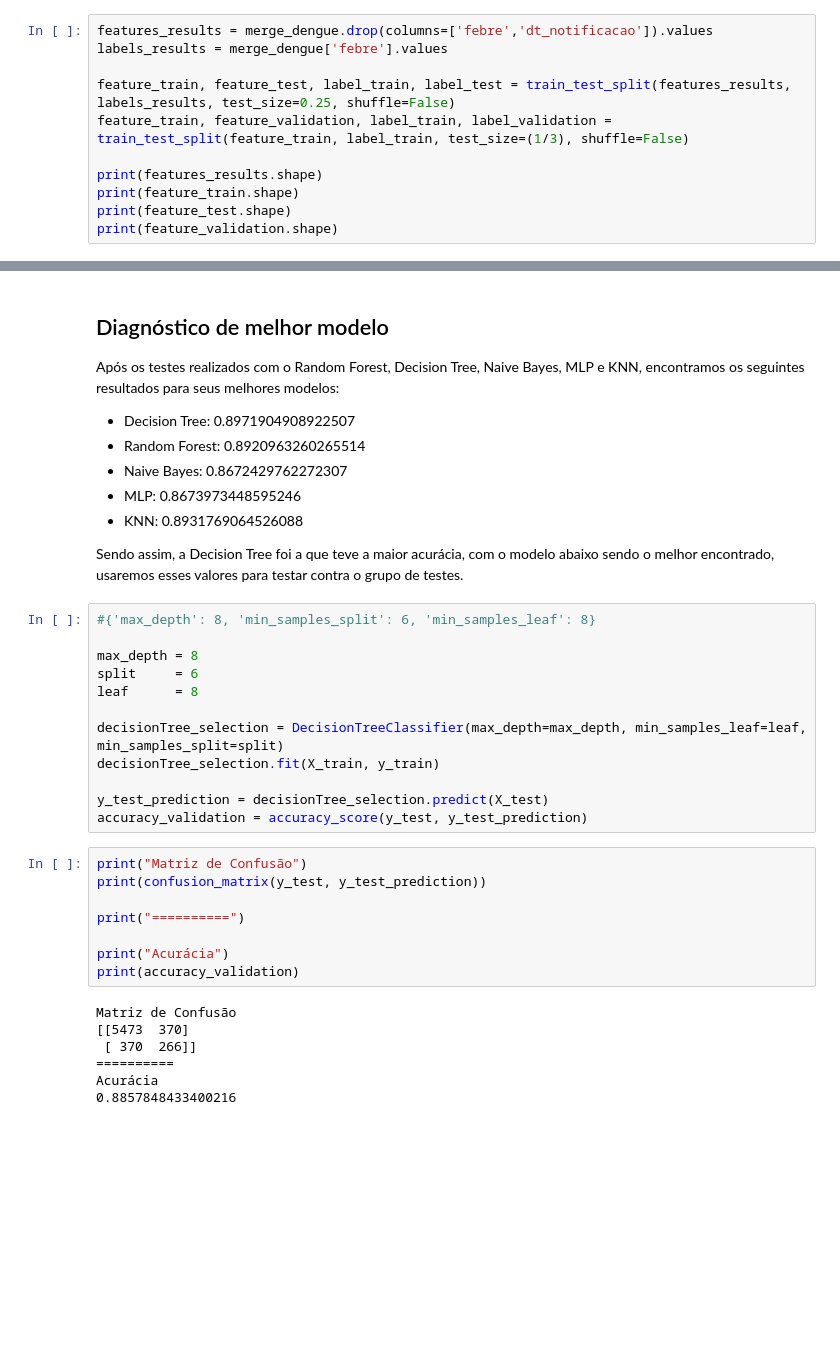
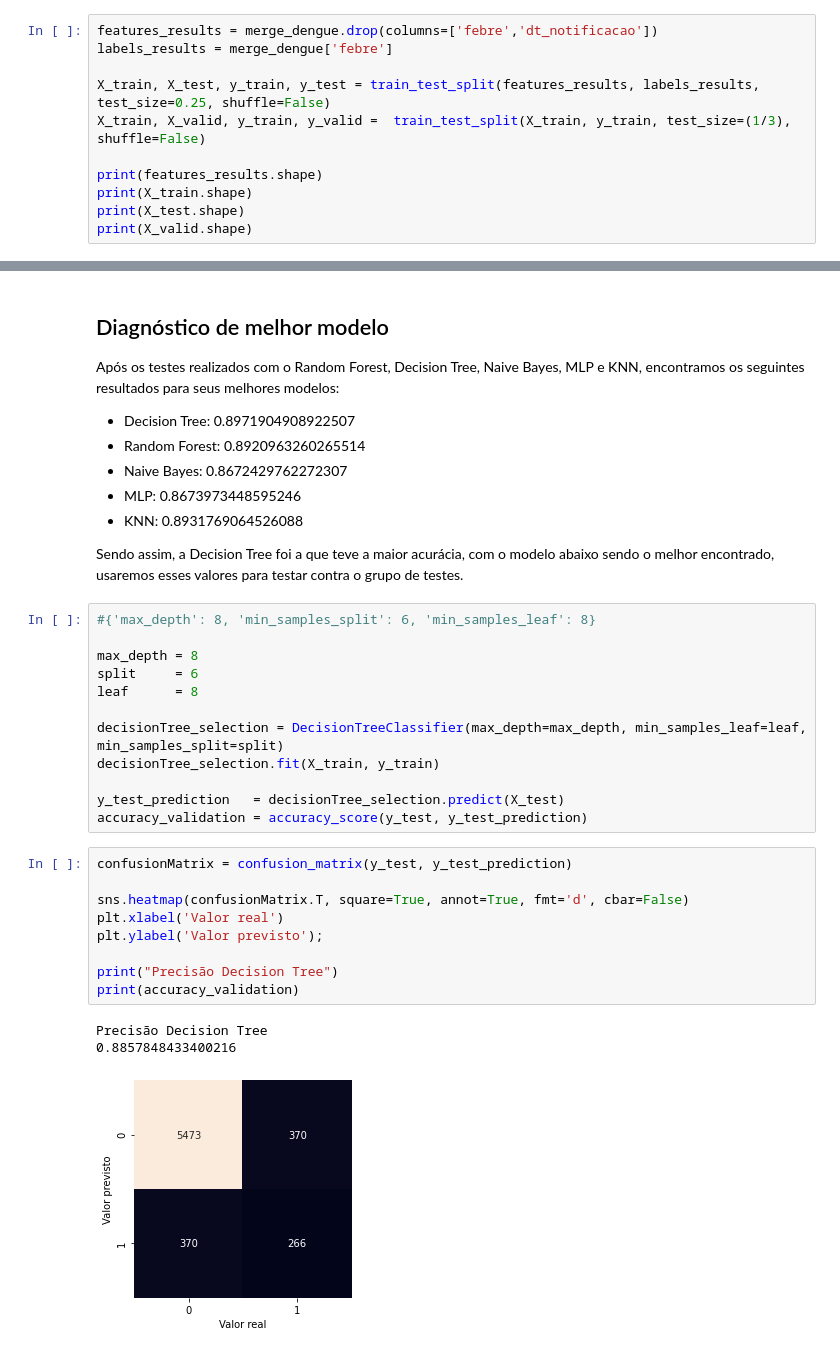
Before and after one commit to HiagoAD/GDI2, a Jupyter notebook: Project_2.ipynb, the cells around one changed output, grey strips where cells are left out. Cells and saved outputs as stored; diff of their text form; blank space fills up the shorter version.

```diff
--- a/Project_2.ipynb
+++ b/Project_2.ipynb
@@ -131,16 +134,16 @@ def split_values(df, column_name):
 
   return X, y
 # %%
-features_results = merge_dengue.drop(columns=['febre','dt_notificacao']).values
-labels_results = merge_dengue['febre'].values
+features_results = merge_dengue.drop(columns=['febre','dt_notificacao'])
+labels_results = merge_dengue['febre']
 
-feature_train, feature_test, label_train, label_test = train_test_split(features_results, labels_results, test_size=0.25, shuffle=False)
-feature_train, feature_validation, label_train, label_validation =  train_test_split(feature_train, label_train, test_size=(1/3), shuffle=False)
+X_train, X_test, y_train, y_test = train_test_split(features_results, labels_results, test_size=0.25, shuffle=False)
+X_train, X_valid, y_train, y_valid =  train_test_split(X_train, y_train, test_size=(1/3), shuffle=False)
 
 print(features_results.shape)
-print(feature_train.shape)
-print(feature_test.shape)
-print(feature_validation.shape)
+print(X_train.shape)
+print(X_test.shape)
+print(X_valid.shape)
 # %% [output]
 (25913, 8)
 (12956, 8)
@@ -520,21 +394,19 @@ leaf      = 8
 decisionTree_selection = DecisionTreeClassifier(max_depth=max_depth, min_samples_leaf=leaf, min_samples_split=split)
 decisionTree_selection.fit(X_train, y_train)
 
-y_test_prediction = decisionTree_selection.predict(X_test)
+y_test_prediction   = decisionTree_selection.predict(X_test)
 accuracy_validation = accuracy_score(y_test, y_test_prediction)
-# %%
-print("Matriz de Confusão")
-print(confusion_matrix(y_test, y_test_prediction))
-
-print("==========")
-
-print("Acurácia")
-print(accuracy_validation)
-# %% [output]
-Matriz de Confusão
-[[5473  370]
- [ 370  266]]
-==========
-Acurácia
-0.8857848433400216
+# %%
+confusionMatrix = confusion_matrix(y_test, y_test_prediction)
+
+sns.heatmap(confusionMatrix.T, square=True, annot=True, fmt='d', cbar=False)
+plt.xlabel('Valor real')
+plt.ylabel('Valor previsto');
+
+print("Precisão Decision Tree")
+print(accuracy_validation)
+# %% [output]
+Precisão Decision Tree
+0.8857848433400216
+[figure, added]
 # %% [markdown]
```
Also changed, not shown: parts of 14 cells of this notebook.
